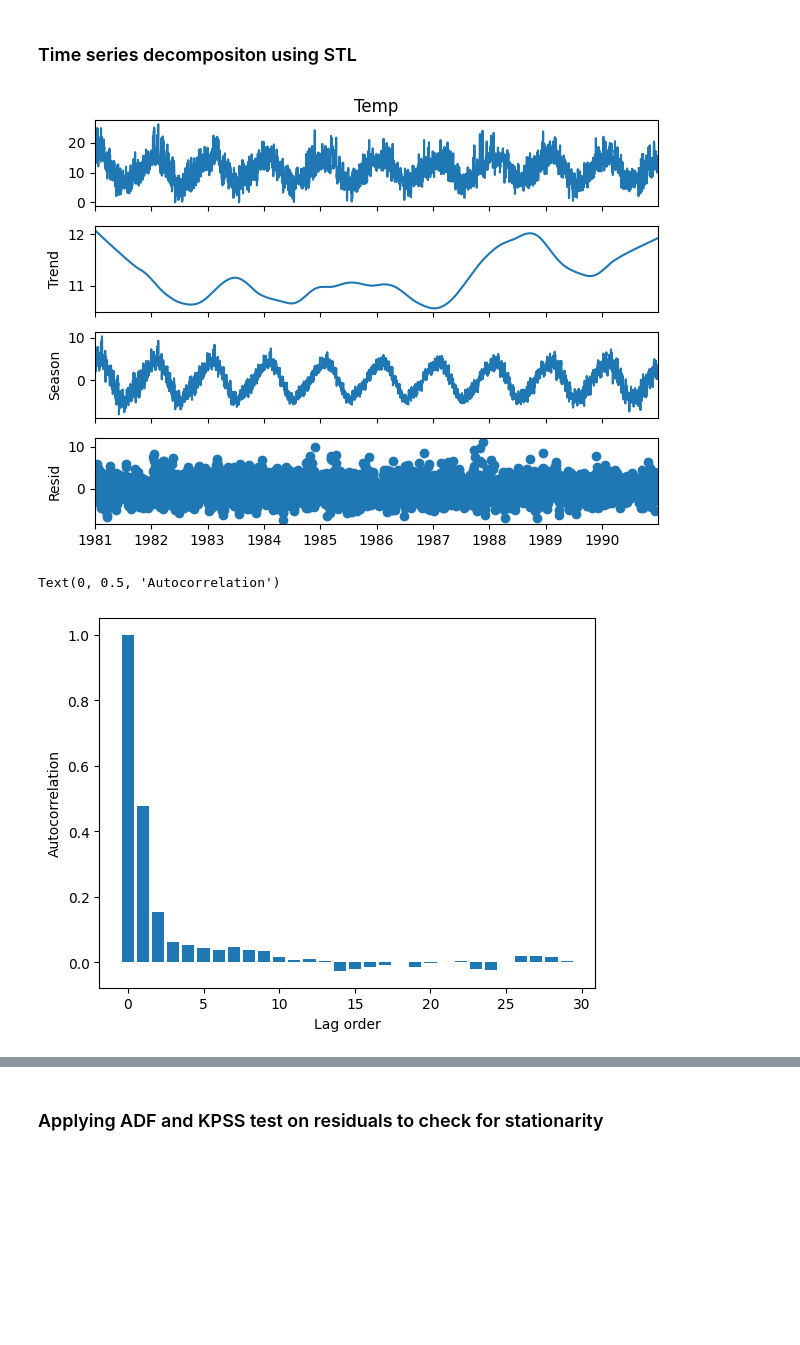
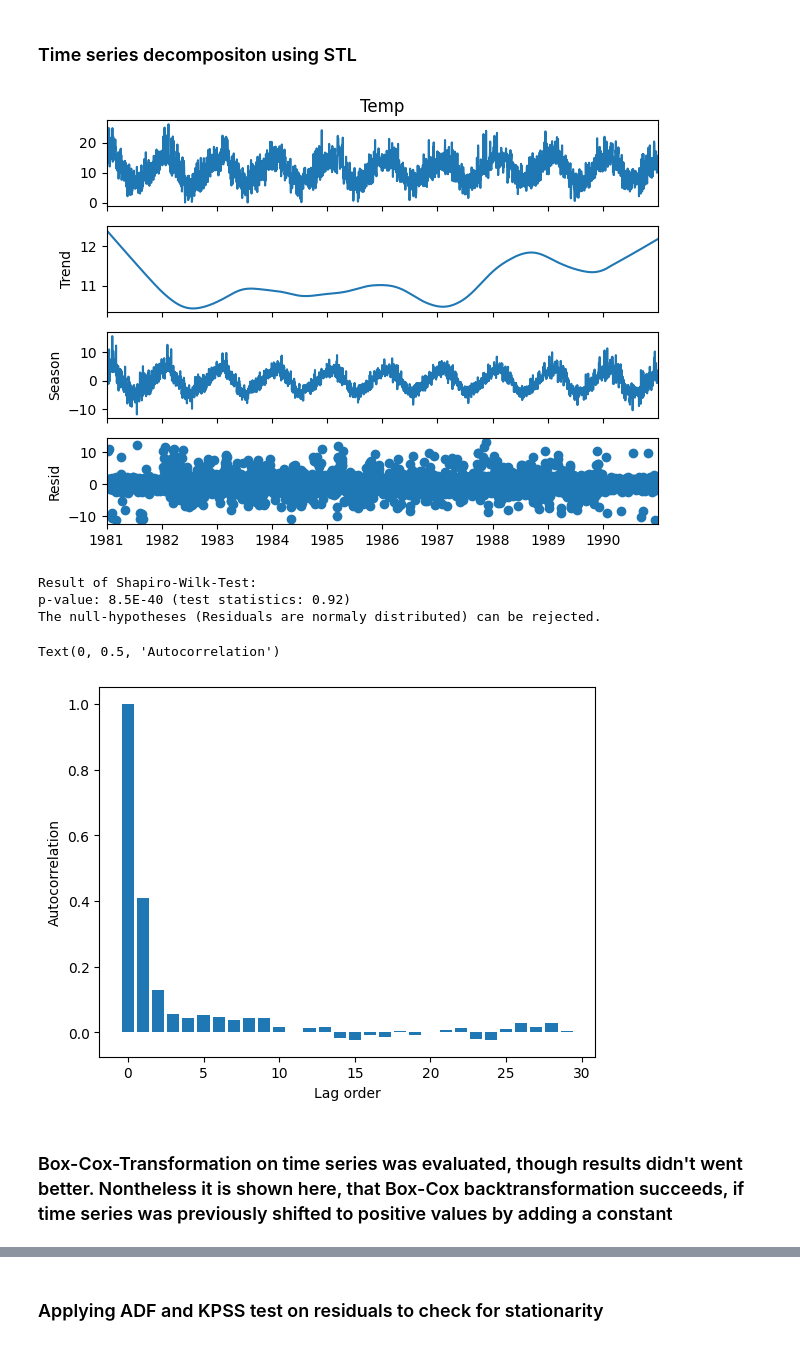
Before and after one commit to Felix-Busse/Recurrent_NNR, a Jupyter notebook: NRR_on_classic_datasets.ipynb, the cells around one changed output, grey strips where cells are left out. Cells and saved outputs as stored; diff of their text form; code cells hidden in the pictures; blank space fills up the shorter version.

Commit message:
Box-Cox-Transformation and stat test on Residuals

```diff
--- a/NRR_on_classic_datasets.ipynb
+++ b/NRR_on_classic_datasets.ipynb
@@ -25,18 +32,32 @@ def tweak_date_temperature(df_):
 # %%
 # Load data set and process it with function "tweak_date_temperature()"
 data = tweak_date_temperature(pd.read_csv('daily-min-temperatures.csv'))
-# Seperate
-STL_result = STL(data.Temp, period=365, seasonal=15).fit()
+
+# Seperate components by STL decomposition
+STL_result = STL(data.Temp, period=365, seasonal=7, robust=True).fit()
 STL_result.plot()
-# Calculating and plotting autocorrelation of residuals
-Resid_autocorr = pd.DataFrame([[i, STL_result.resid.autocorr(i)] for i in range(30)],
-                              columns=['Lag_order', 'Autocorrelation'])
 # %% [output]
-[figure, old version]
+[figure, new version]
+# %%
+# Judging, whether residuals of STL decomposition is normaly distributed with Shapiro-Wilk test
+# Result: By any typical significance it can be excluded, that the residuals are normaly distributed
+test_stat, p_value = sc.stats.shapiro(STL_result.resid)
+print(f"Result of Shapiro-Wilk-Test:\np-value: {p_value:.1E} (test statistics: {test_stat:.2f})",
+"\nThe null-hypotheses (Residuals are normaly distributed) can be rejected.")
+# %% [output]
+Result of Shapiro-Wilk-Test:
+p-value: 8.5E-40 (test statistics: 0.92)
+The null-hypotheses (Residuals are normaly distributed) can be rejected.
 # %%
+# Calculating and plotting autocorrelation of residuals
+Resid_autocorr = pd.DataFrame([[i, STL_result.resid.autocorr(i)] for i in range(30)],
+                              columns=['Lag_order', 'Autocorrelation'])
+
 plt.bar(Resid_autocorr['Lag_order'], Resid_autocorr['Autocorrelation'])
 plt.xlabel('Lag order')
 plt.ylabel('Autocorrelation')
 # %% [output]
 Text(0, 0.5, 'Autocorrelation')
-[figure, old version]
+[figure, new version]
+# %% [markdown]
+### Box-Cox-Transformation on time series was evaluated, though results didn't went better. Nontheless it is shown here, that Box-Cox backtransformation succeeds, if time series was previously shifted to positive values by adding a constant
```
Also changed, not shown: parts of 2 cells of this notebook.
